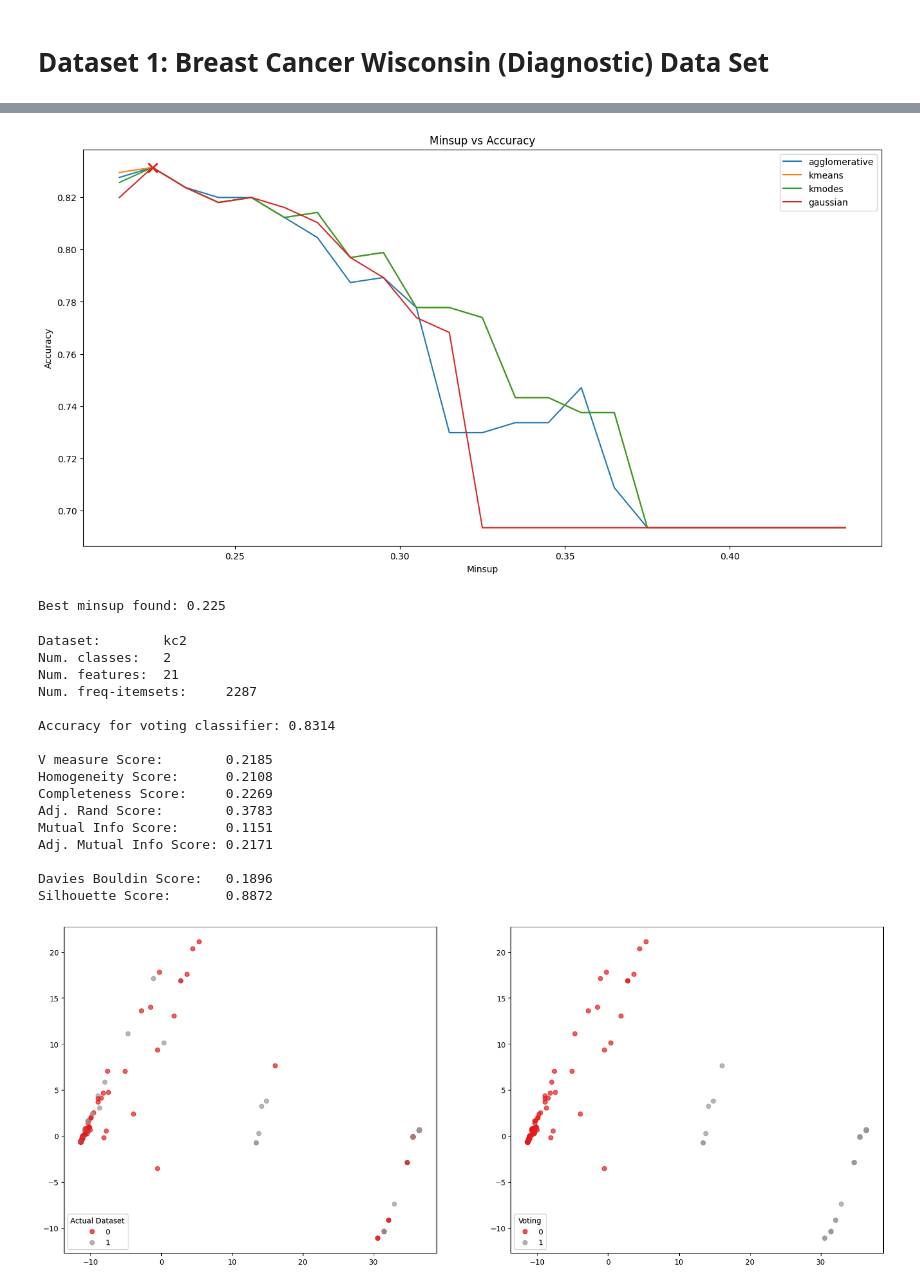
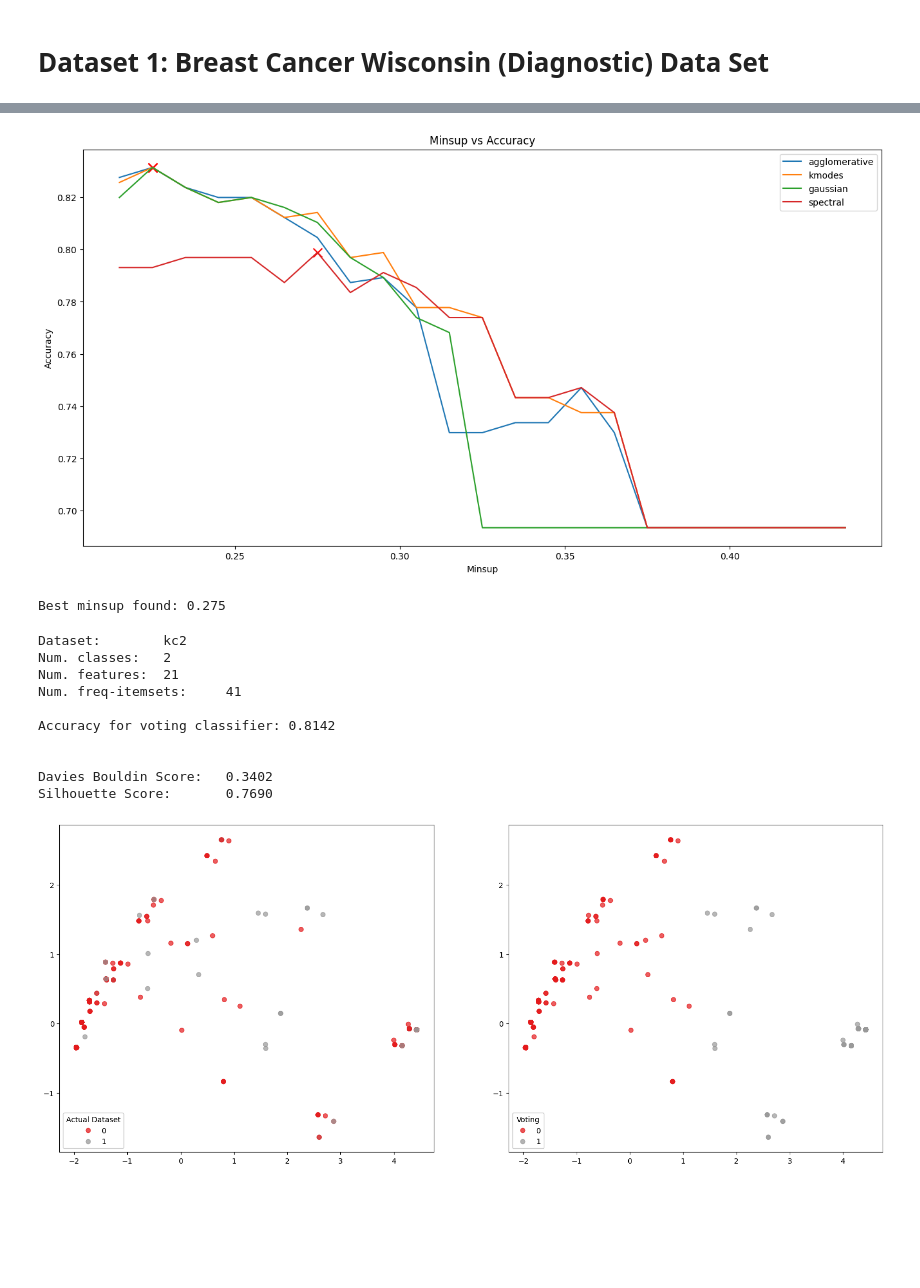
Before and after one commit to siddhantpathakk/FrequentMining, a Jupyter notebook: task4.ipynb, the cells around one changed output, grey strips where cells are left out. Drawn from its saved outputs; the diff is of its cells as text; code cells hidden in the pictures; blank space fills up the shorter version.

```diff
--- a/task4.ipynb
+++ b/task4.ipynb
@@ -73,53 +74,50 @@ Silhouette Score:       0.3054
 dataset = 'kc2'
 df, target, num_classes = load_data(name=dataset, normalize=False)
 # %%
-algos = ['agglomerative', 'kmeans', 'kmodes', 'gaussian']
+# finding the best minimum support using our clustering algorithms
+algos = ['agglomerative', 'kmodes', 'gaussian', 'spectral']
 minsup_values = np.arange(0.215, 0.8+0.2, 0.01)
 best_minsup = tune_minsup(df, target, num_classes, minsup_values, algos)
 print(f'Best minsup found: {best_minsup}\n')
 # %% [output]
-[figure, old version]
+[figure, new version]
-Best minsup found: 0.225
+Best minsup found: 0.275
 # %%
 fi = get_frequent_itemsets(df, minsup=best_minsup)
-df_new = make_cluster_df(df, fi)
+df_new = make_cluster_df(df, fi) #converts the df such that the features are the freuent itemsets and the values are binary
 
 print(f'Dataset:\t{dataset}')
 print(f'Num. classes:\t{num_classes}')
 print(f'Num. features:\t{df.shape[1]}')
 print(f'Num. freq-itemsets:\t{fi.shape[0]}\n')
 
 estimators = [
     AgglomerativeClustering(n_clusters=num_classes, linkage='average'),
-    KMeans(n_clusters=num_classes, init='k-means++'),
+    # KMeans(n_clusters=num_classes, init='k-means++'),
     KModes(n_clusters=num_classes, init='Cao', verbose=0),
     GaussianMixture(n_components=num_classes),
     SpectralClustering(n_clusters=num_classes, affinity='nearest_neighbors')
 ]
 
-estimator_names = ['agglomerative', 'kmeans', 'kmodes', 'gaussian', 'spectral']
+estimator_names = ['agglomerative',
+                #    'kmeans',
+                   'kmodes', 'gaussian', 'spectral']
 
 vc = VotingClassifier(estimators, 'hard', estimator_names)
-ip = vc.fit_predict(df_new, target)
+ip = vc.fit_predict(df_new, target)# individual predictions of each estimator
 votes = vc.voting(ip, num_classes, len(df_new), target)
 
 evaluate_clusters(votes, target, df_new)
 plot_clusters(estimator_names, ip, votes, df_new, target, plot_all=False)
 # %% [output]
 Dataset:        kc2
 Num. classes:   2
 Num. features:  21
-Num. freq-itemsets:     2287
+Num. freq-itemsets:     41
 
-Accuracy for voting classifier: 0.8314
+Accuracy for voting classifier: 0.8142
 
-V measure Score:        0.2185
-Homogeneity Score:      0.2108
-Completeness Score:     0.2269
-Adj. Rand Score:        0.3783
-Mutual Info Score:      0.1151
-Adj. Mutual Info Score: 0.2171
 
-Davies Bouldin Score:   0.1896
-Silhouette Score:       0.8872
+Davies Bouldin Score:   0.3402
+Silhouette Score:       0.7690
-[figure, old version]
+[figure, new version]
```
Also changed, not shown: parts of 4 cells of this notebook, 2 other files.
